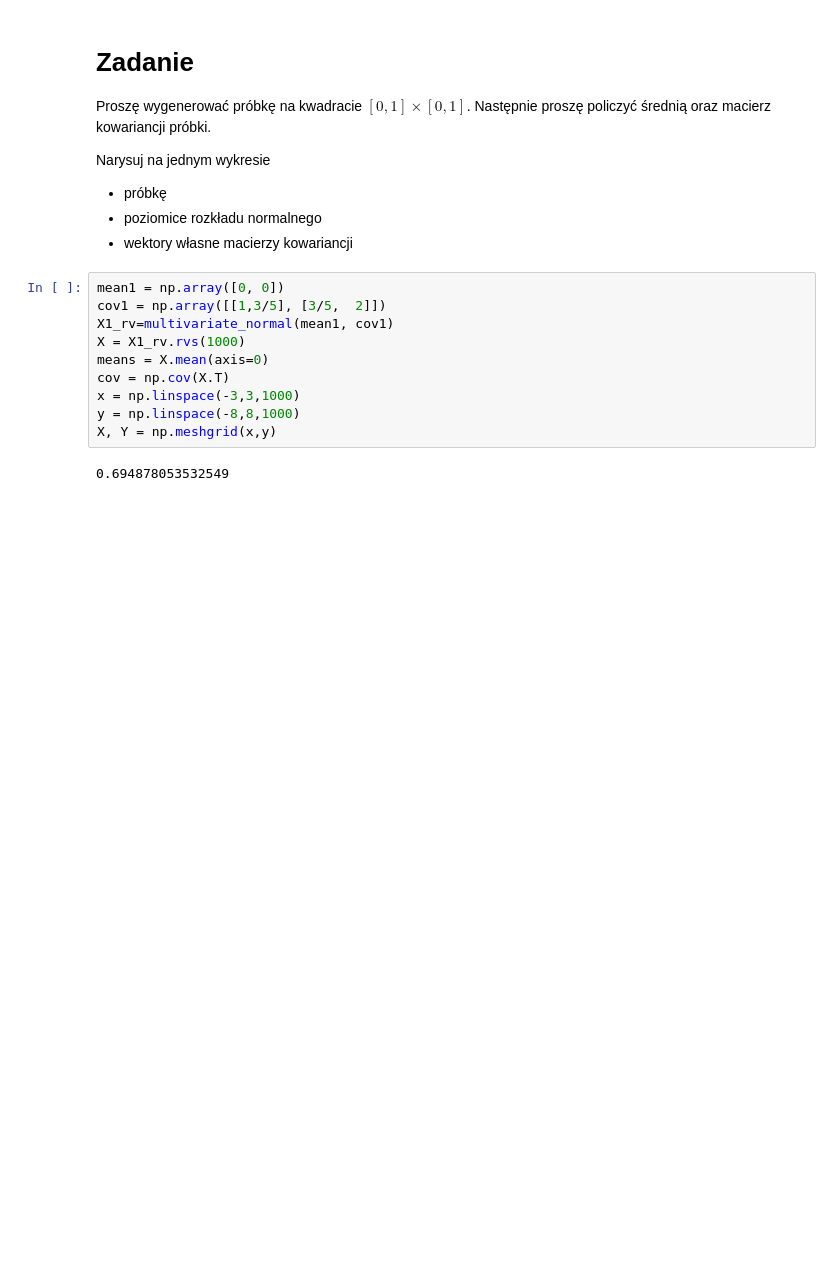
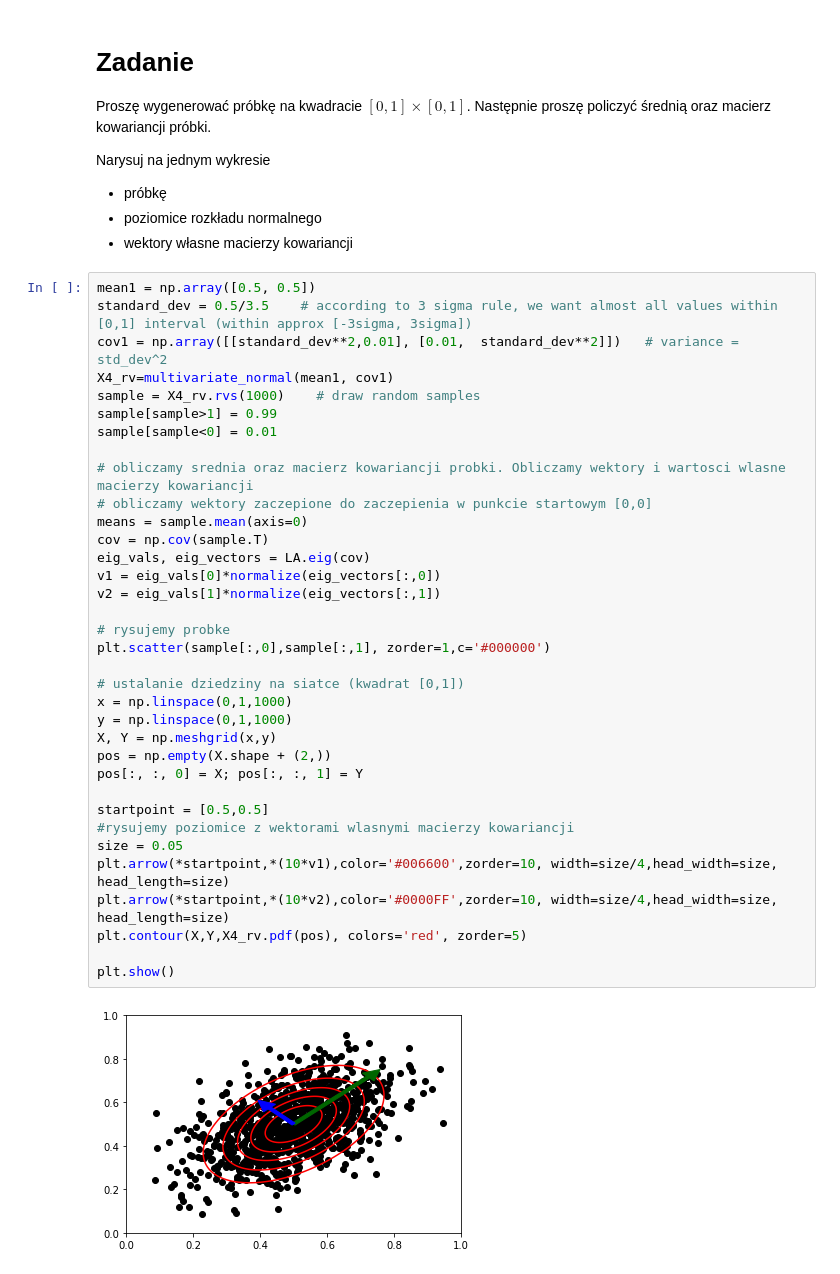
Before and after one commit to she3r/podstawy_sztucznej_inteligencji, a Jupyter notebook: Z03_D_normal_distribution.ipynb, the cells around one changed output. Cells and saved outputs as stored; diff of their text form; blank space fills up the shorter version.

```diff
--- a/Z03_D_normal_distribution.ipynb
+++ b/Z03_D_normal_distribution.ipynb
@@ -116,15 +111,40 @@ Narysuj na jednym wykresie
 - próbkę
 - poziomice rozkładu normalnego
 - wektory własne macierzy kowariancji
-# %%
-mean1 = np.array([0, 0])
-cov1 = np.array([[1,3/5], [3/5,  2]])
-X1_rv=multivariate_normal(mean1, cov1)
-X = X1_rv.rvs(1000)
-means = X.mean(axis=0)
-cov = np.cov(X.T)
-x = np.linspace(-3,3,1000)
-y = np.linspace(-8,8,1000)
-X, Y = np.meshgrid(x,y)
-# %% [output]
-0.694878053532549
+# %%
+mean1 = np.array([0.5, 0.5])
+standard_dev = 0.5/3.5    # according to 3 sigma rule, we want almost all values within [0,1] interval (within approx [-3sigma, 3sigma])
+cov1 = np.array([[standard_dev**2,0.01], [0.01,  standard_dev**2]])   # variance = std_dev^2
+X4_rv=multivariate_normal(mean1, cov1)
+sample = X4_rv.rvs(1000)    # draw random samples
+sample[sample>1] = 0.99
+sample[sample<0] = 0.01
+
+# obliczamy srednia oraz macierz kowariancji probki. Obliczamy wektory i wartosci wlasne macierzy kowariancji
+# obliczamy wektory zaczepione do zaczepienia w punkcie startowym [0,0]
+means = sample.mean(axis=0)
+cov = np.cov(sample.T)
+eig_vals, eig_vectors = LA.eig(cov)
+v1 = eig_vals[0]*normalize(eig_vectors[:,0])
+v2 = eig_vals[1]*normalize(eig_vectors[:,1])
+
+# rysujemy probke
+plt.scatter(sample[:,0],sample[:,1], zorder=1,c='#000000')
+
+# ustalanie dziedziny na siatce (kwadrat [0,1])
+x = np.linspace(0,1,1000)
+y = np.linspace(0,1,1000)
+X, Y = np.meshgrid(x,y)
+pos = np.empty(X.shape + (2,))
+pos[:, :, 0] = X; pos[:, :, 1] = Y
+
+startpoint = [0.5,0.5]
+#rysujemy poziomice z wektorami wlasnymi macierzy kowariancji
+size = 0.05
+plt.arrow(*startpoint,*(10*v1),color='#006600',zorder=10, width=size/4,head_width=size, head_length=size)
+plt.arrow(*startpoint,*(10*v2),color='#0000FF',zorder=10, width=size/4,head_width=size, head_length=size)
+plt.contour(X,Y,X4_rv.pdf(pos), colors='red', zorder=5)
+
+plt.show()
+# %% [output]
+[figure, added]
```
Also changed, not shown: parts of 3 cells of this notebook, 1 other file.
